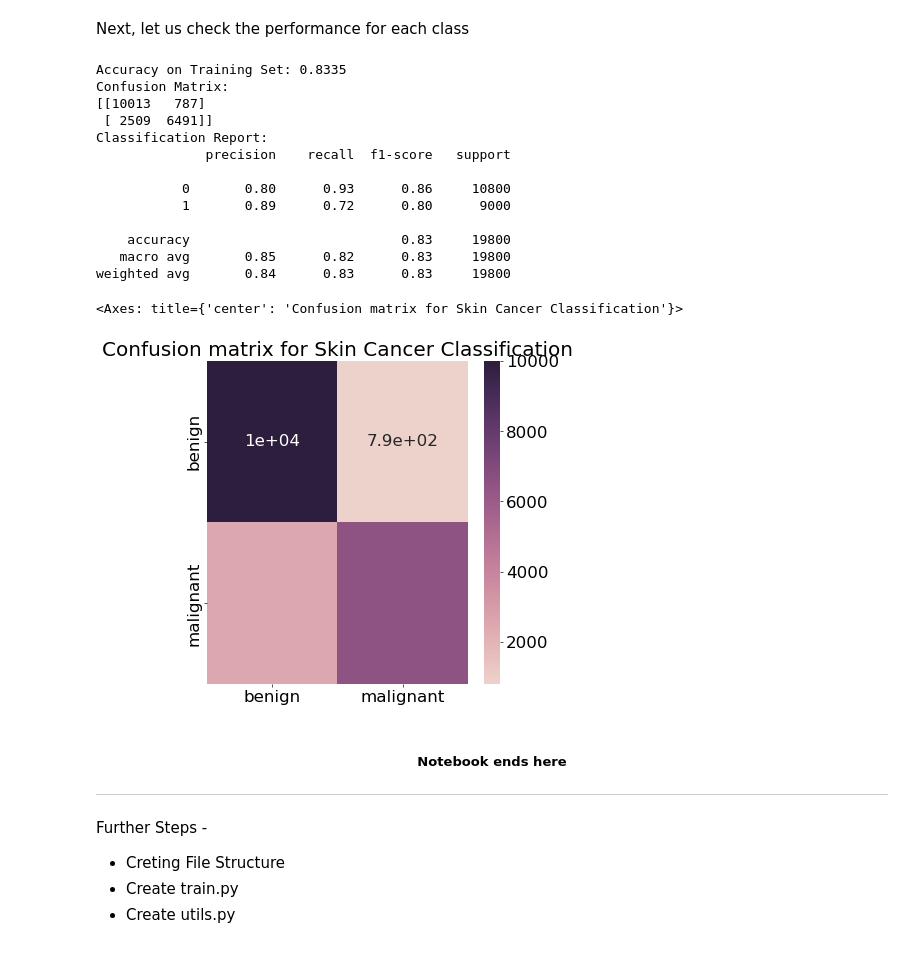
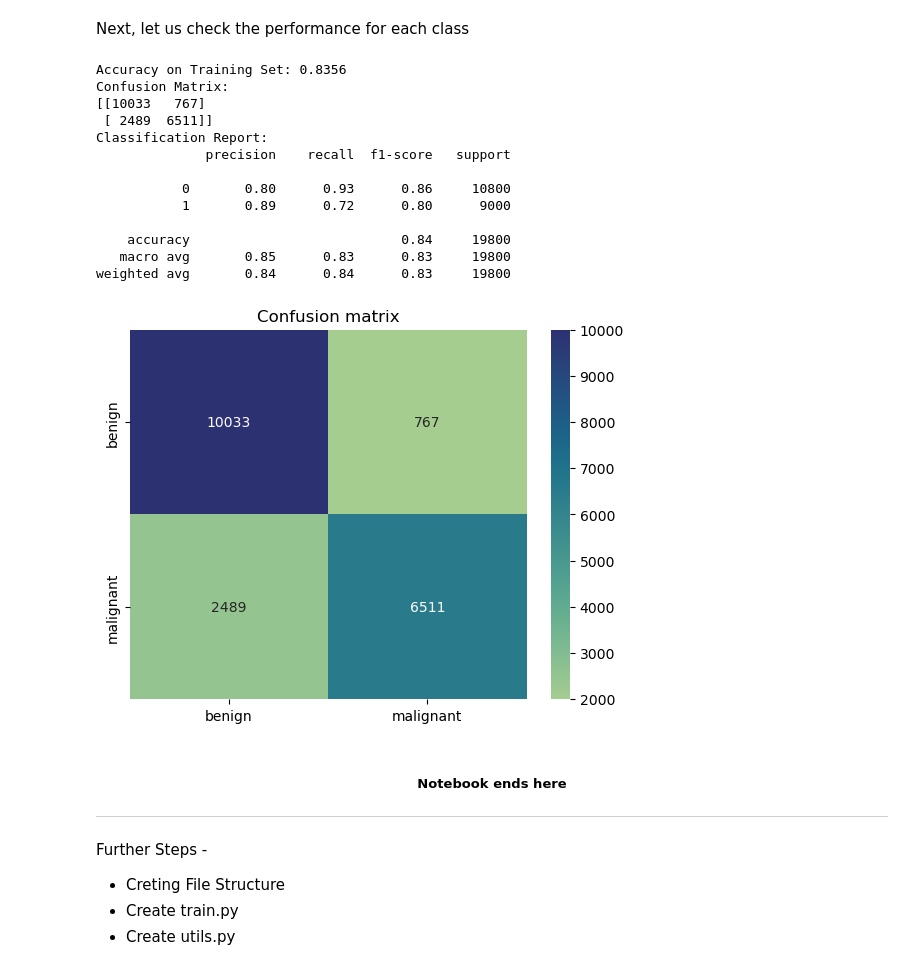
Before and after one commit to argishh/Skin-Cancer-Detection, a Jupyter notebook: SkinCancerClassification.ipynb, the cells around one changed output. Drawn from its saved outputs; the diff is of its cells as text; code cells hidden in the pictures.

```diff
--- a/SkinCancerClassification.ipynb
+++ b/SkinCancerClassification.ipynb
@@ -265,5 +265,5 @@ for epoch in range(num_epochs):
 save_path = 'skin_cancer_classifier_resnet_18_final.pth'
 torch.save(model.state_dict(), save_path)
 # %%
-# model.load_state_dict(torch.load('skin_cancer_classifier_resnet_18_final.pth'))
+model.load_state_dict(torch.load('skin_cancer_classifier_resnet_18_final.pth'))
 # model.eval()
@@ -308,29 +310,26 @@ print(f'Accuracy on Training Set: {accuracy_score(y_true, y_pred):.4f}')
 print(f'Confusion Matrix: \n{confusion_matrix(y_true, y_pred)}')
 print(f'Classification Report: \n{classification_report(y_true, y_pred)}')
 # %% [output]
-Accuracy on Training Set: 0.8335
+Accuracy on Training Set: 0.8356
 Confusion Matrix:
-[[10013   787]
- [ 2509  6491]]
+[[10033   767]
+ [ 2489  6511]]
 Classification Report:
               precision    recall  f1-score   support
 
            0       0.80      0.93      0.86     10800
            1       0.89      0.72      0.80      9000
 
-    accuracy                           0.83     19800
-   macro avg       0.85      0.82      0.83     19800
-weighted avg       0.84      0.83      0.83     19800
+    accuracy                           0.84     19800
+   macro avg       0.85      0.83      0.83     19800
+weighted avg       0.84      0.84      0.83     19800
 # %%
 cf_matrix = confusion_matrix(y_true, y_pred)
-class_list = [i for i in classes]
-df_cm = pd.DataFrame(cf_matrix, index=class_list, columns=class_list)
-plt.figure(figsize=(7,7))
-plt.title('Confusion matrix for Skin Cancer Classification')
-sn.heatmap(df_cm, annot=True, cmap=sn.cubehelix_palette(as_cmap=True))
+df_cm = pd.DataFrame(cf_matrix, index=[i for i in classes], columns=[i for i in classes])
+plt.title('Confusion matrix')
+ax = sns.heatmap(df_cm, annot=True, fmt=".0f", cmap="crest", vmin=2000, vmax=10000)
 # %% [output]
-<Axes: title={'center': 'Confusion matrix for Skin Cancer Classification'}>
-[figure, old version]
+[figure, new version]
 # %% [markdown]
 ##### <center> Notebook ends here </center>
 
```
Also changed, not shown: parts of 4 cells of this notebook.
